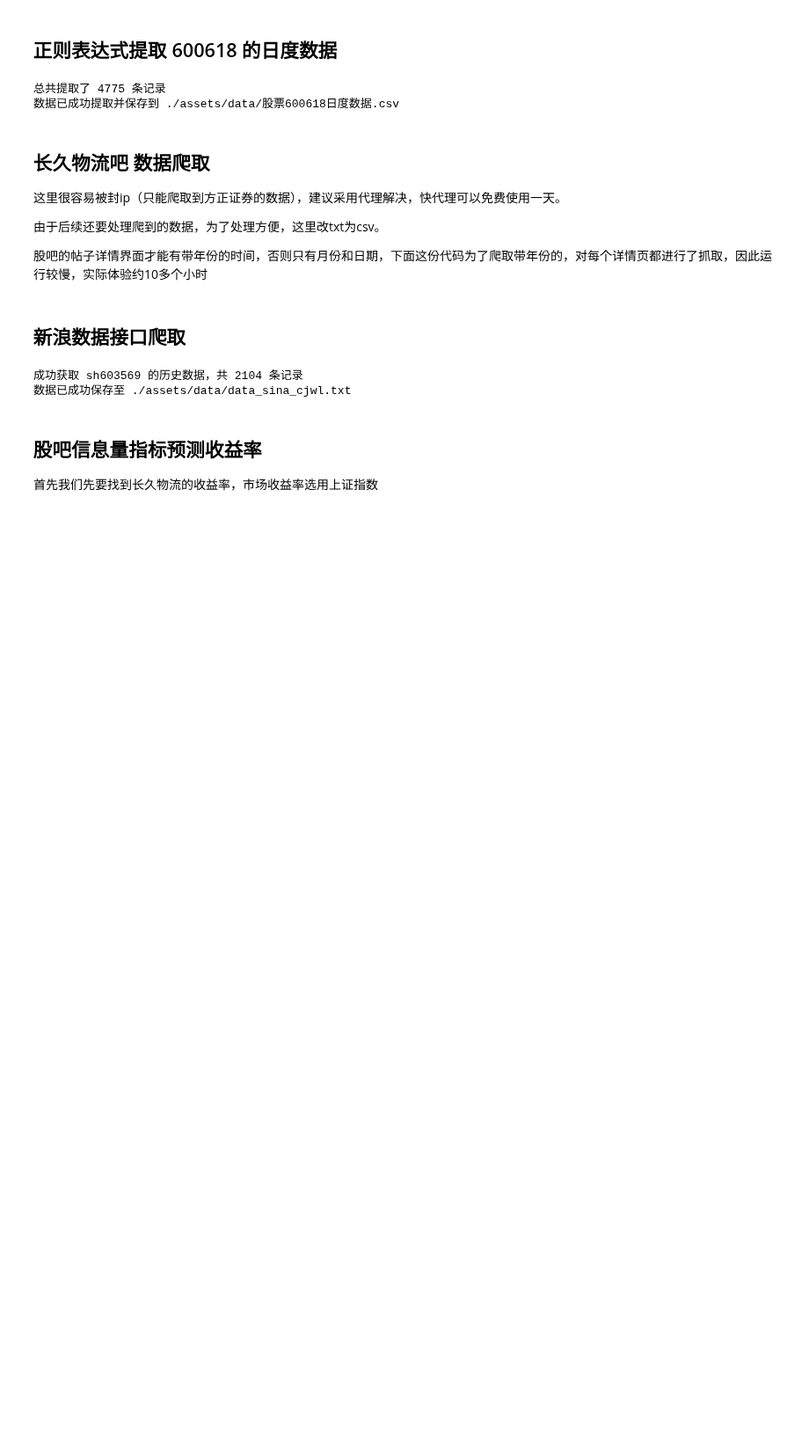
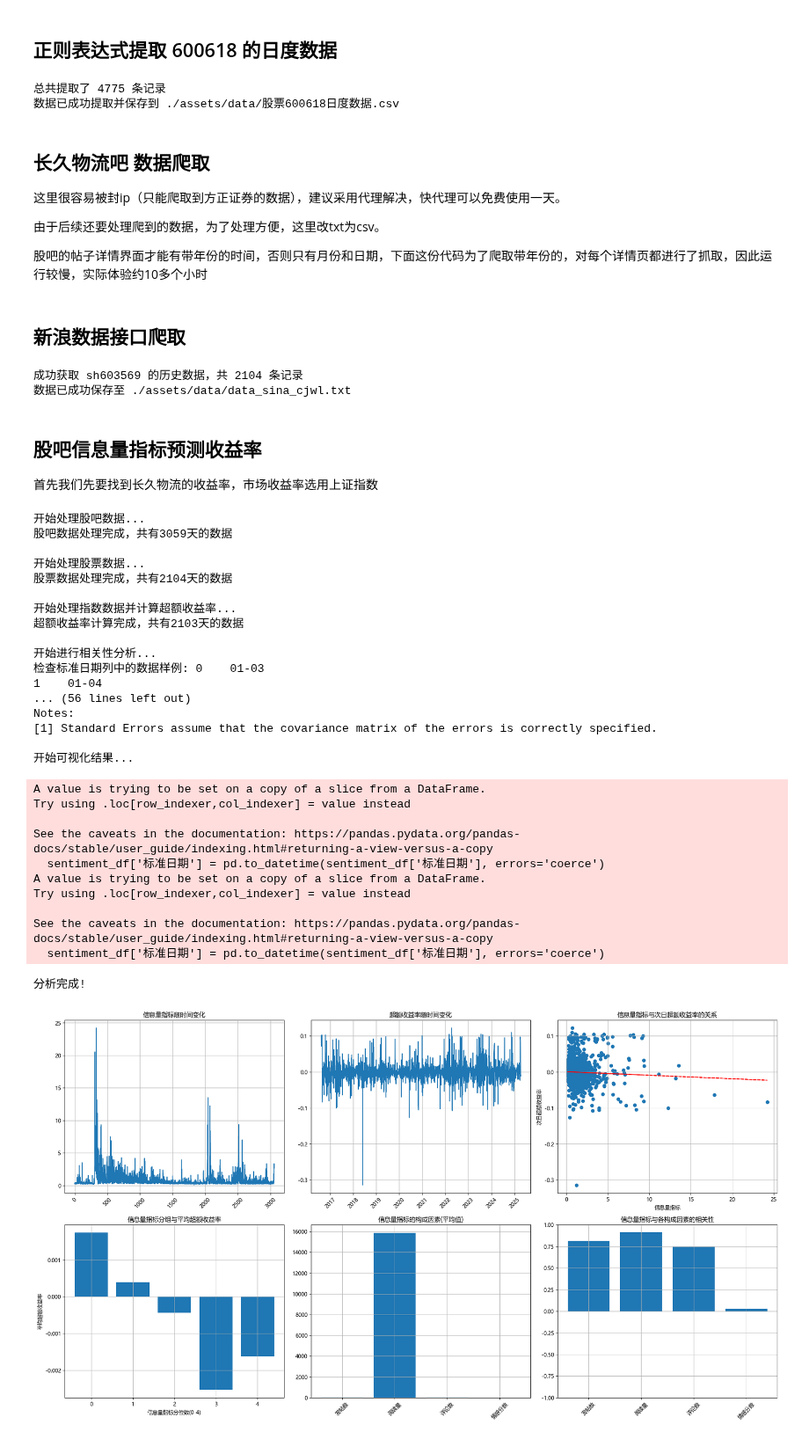
Before and after one commit to 1517005260/Financial-metrology, a Jupyter notebook: 大数据与金融计算/实验六/main.ipynb, the cells around one changed output. Shown at 88% size. Saved outputs shown, nothing was run; the diff lists cells and outputs as text; code cells hidden in the pictures; blank space fills up the shorter version.

```diff
--- a/大数据与金融计算/实验六/main.ipynb
+++ b/大数据与金融计算/实验六/main.ipynb
@@ -626,0 +845,20 @@ if stock_data:
+# %%
+def correlation_analysis(sentiment_df, return_df):
+    """信息量指标与超额收益率的相关性分析"""
+    # 合并数据
+    sentiment_df['标准日期'] = pd.to_datetime(sentiment_df['标准日期'])
+    sentiment_df.set_index('标准日期', inplace=True)
+
+    # 将信息量指标与超额收益率数据合并
+    combined_df = pd.merge(
+        sentiment_df[['信息量指标', '发帖数', '阅读量', '评论数', '情感分数']],
+        return_df['excess_return'],
+        left_index=True,
+        right_index=True,
+        how='inner'
+    )
+
+    # 计算相关系数
+    correlation = combined_df.corr()
+
+    return correlation, combined_df
@@ -626,0 +1263,43 @@ if stock_data:
+# %%
+with open('./assets/data/data_guba_cjwl.csv', 'r', encoding='utf-8') as f:
+    bbs_data_str = f.read()
+with open('./assets/data/data_sina_cjwl.json', 'r', encoding='utf-8') as f:
+    stock_data_json = f.read()
+
+tushare_token = '2207b01a244311f7742512463d9e1588954d174b86d695f8a9f1cc4b'
+
+start_date = '2016-08-10'
+end_date = '2025-04-10'
+index_data_json = get_index_data_json_tushare(start_date, end_date, token=tushare_token)
+
+results = motion_pipeline(bbs_data_str, stock_data_json, index_data_json)
+# %% [output]
+开始处理股吧数据...
+股吧数据处理完成，共有3059天的数据
+
+开始处理股票数据...
+股票数据处理完成，共有2104天的数据
+
+开始处理指数数据并计算超额收益率...
+超额收益率计算完成，共有2103天的数据
+
+开始进行相关性分析...
+检查标准日期列中的数据样例: 0    01-03
+1    01-04
+... (56 lines left out)
+Notes:
+[1] Standard Errors assume that the covariance matrix of the errors is correctly specified.
+
+开始可视化结果...
+A value is trying to be set on a copy of a slice from a DataFrame.
+Try using .loc[row_indexer,col_indexer] = value instead
+
+See the caveats in the documentation: https://pandas.pydata.org/pandas-docs/stable/user_guide/indexing.html#returning-a-view-versus-a-copy
+  sentiment_df['标准日期'] = pd.to_datetime(sentiment_df['标准日期'], errors='coerce')
+A value is trying to be set on a copy of a slice from a DataFrame.
+Try using .loc[row_indexer,col_indexer] = value instead
+
+See the caveats in the documentation: https://pandas.pydata.org/pandas-docs/stable/user_guide/indexing.html#returning-a-view-versus-a-copy
+  sentiment_df['标准日期'] = pd.to_datetime(sentiment_df['标准日期'], errors='coerce')
+分析完成!
+[figure, added]
```
Also changed, not shown: parts of 12 cells of this notebook, 2 other files.
